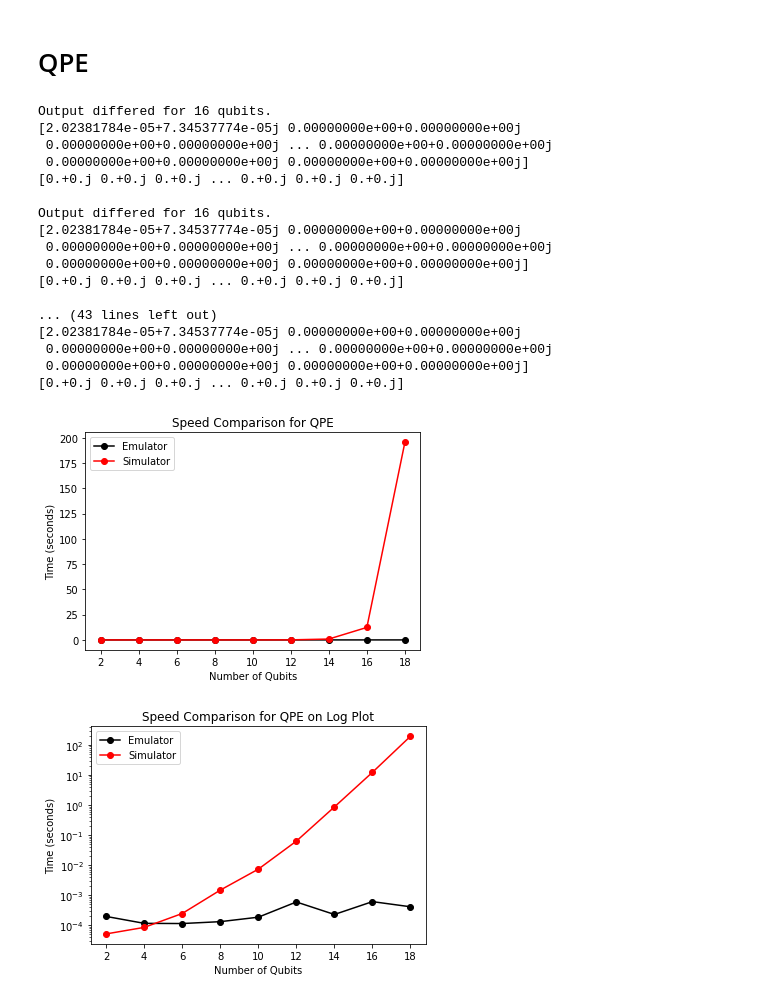
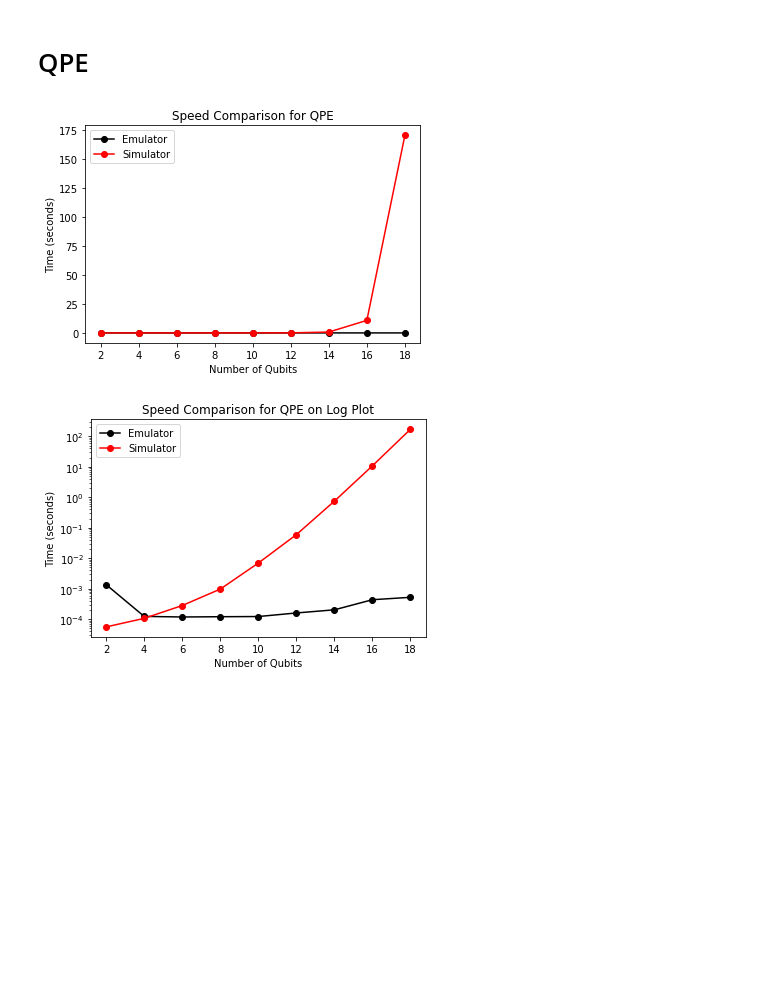
Before and after one commit to reecejrobertson/UNIQuE, a Jupyter notebook: simulator_comparison.ipynb, the cells around one changed output. Drawn from its saved outputs; the diff is of its cells as text; code cells hidden in the pictures; blank space fills up the shorter version.

```diff
--- a/simulator_comparison.ipynb
+++ b/simulator_comparison.ipynb
@@ -227,11 +227,6 @@ M = 10
 
 # Set the maximum number of qubits to simulate.
 N = 18
-
-# Define a matrix (U) and an eigenvector.
-z = np.random.uniform(0, 1)
-U = np.array([[1, 0], [0, np.exp(1j*z)]])
-phi = np.array([0, 1])
 
 # Define the z-rotations needed for the simulation method.
 Z = []
@@ -255,6 +250,11 @@ for m in range(M):
     # For each number of qubits:
     for n in num_qubits:
 
+        # Define a matrix (U) and an eigenvector.
+        z = np.random.uniform(0, 1)
+        U = np.array([[1, 0], [0, np.exp(1j*z)]])
+        phi = np.array([0, 1])
+
         # Initialize the simulator to the 0 state.
         psi = simulator.QubitRegister(n+1, 'base', 0, 0)
 
@@ -271,24 +271,25 @@ for m in range(M):
 
         # Perform the QPE with the simulator and time how long it takes.
         start_time = time.time()
-        for i in range(n):
+        for i in range(n):      # Initialize.
             psi.ApplyHadamard(i)
         psi.ApplyPauliX(n)
-        for i in range(0, n):
+        for i in range(0, n):   # Modular exponentiation.
             for j in range(2**i):
                 psi.ApplyControlled1QubitGate(i, n, U)
-        for i in range(n//2):
+        for i in range(n//2):   # Inverse QFT.
             psi.ApplySwap(i, n-i-1)
         for j in range(n):
             for m in range(j):
                 psi.ApplyControlled1QubitGate(m, j, Z[j-m-1])
             psi.ApplyHadamard(j)
-        for i in range(n):
+        for i in range(n):      # Measure (and normalize).
             prob = psi.GetProbability(i)
             if prob < 0.5:
                 psi.CollapseQubit(i, False)
             else:
                 psi.CollapseQubit(i, True)
+            psi.Normalize()
         sim_batch.append(time.time() - start_time)
 
         # Extract the resultant state from the simulator.
@@ -298,7 +299,9 @@ for m in range(M):
         sim_state = np.array(sim_state, dtype=complex)
 
         # Ensure that the final states of the emulator and simulator agree.
-        if not np.allclose(np.nonzero(sim_state), np.nonzero(em_state)):
+        # Note that the nonzero entry of the statevector is complex with norm 1,
+        # so we take the absolute value to match its form to the emulator.
+        if not np.allclose(np.abs(sim_state), em_state):
             print('Output differed for ' + str(n) + ' qubits.')
             print(sim_state)
             print(em_state)
@@ -307,49 +310,32 @@ for m in range(M):
     # Append the batch results to the main array.
     em_times.append(em_batch)
     sim_times.append(sim_batch)
 
 # Average the times over each batch.
 em_times = np.array(em_times)
 sim_times = np.array(sim_times)
 em_times = np.sum(em_times, axis=0)/M
 sim_times = np.sum(sim_times, axis=0)/M
 
 # Plot the times for each QPE operation.
 plt.plot(num_qubits, em_times, 'o-k', label='Emulator')
 plt.plot(num_qubits, sim_times, 'o-r', label='Simulator')
 plt.title('Speed Comparison for QPE')
 plt.xlabel('Number of Qubits')
 plt.ylabel('Time (seconds)')
 plt.legend(loc='best')
 plt.savefig('qpe.png', dpi=600)
 plt.show()
 
 # Plot the times for each QPE operation on a log plot.
 plt.semilogy(num_qubits, em_times, 'o-k', label='Emulator')
 plt.semilogy(num_qubits, sim_times, 'o-r', label='Simulator')
 plt.title('Speed Comparison for QPE on Log Plot')
 plt.xlabel('Number of Qubits')
 plt.ylabel('Time (seconds)')
 plt.legend(loc='best')
 plt.savefig('qpe_log.png', dpi=600)
 plt.show()
 # %% [output]
-Output differed for 16 qubits.
-[2.02381784e-05+7.34537774e-05j 0.00000000e+00+0.00000000e+00j
- 0.00000000e+00+0.00000000e+00j ... 0.00000000e+00+0.00000000e+00j
- 0.00000000e+00+0.00000000e+00j 0.00000000e+00+0.00000000e+00j]
-[0.+0.j 0.+0.j 0.+0.j ... 0.+0.j 0.+0.j 0.+0.j]
-
-Output differed for 16 qubits.
-[2.02381784e-05+7.34537774e-05j 0.00000000e+00+0.00000000e+00j
- 0.00000000e+00+0.00000000e+00j ... 0.00000000e+00+0.00000000e+00j
- 0.00000000e+00+0.00000000e+00j 0.00000000e+00+0.00000000e+00j]
-[0.+0.j 0.+0.j 0.+0.j ... 0.+0.j 0.+0.j 0.+0.j]
-
-... (43 lines left out)
-[2.02381784e-05+7.34537774e-05j 0.00000000e+00+0.00000000e+00j
- 0.00000000e+00+0.00000000e+00j ... 0.00000000e+00+0.00000000e+00j
- 0.00000000e+00+0.00000000e+00j 0.00000000e+00+0.00000000e+00j]
-[0.+0.j 0.+0.j 0.+0.j ... 0.+0.j 0.+0.j 0.+0.j]
-[figure, old version]
+[figure, new version]
-[figure, old version]
+[figure, new version]
```
Also changed, not shown: parts of 3 cells of this notebook, 5 other files.
